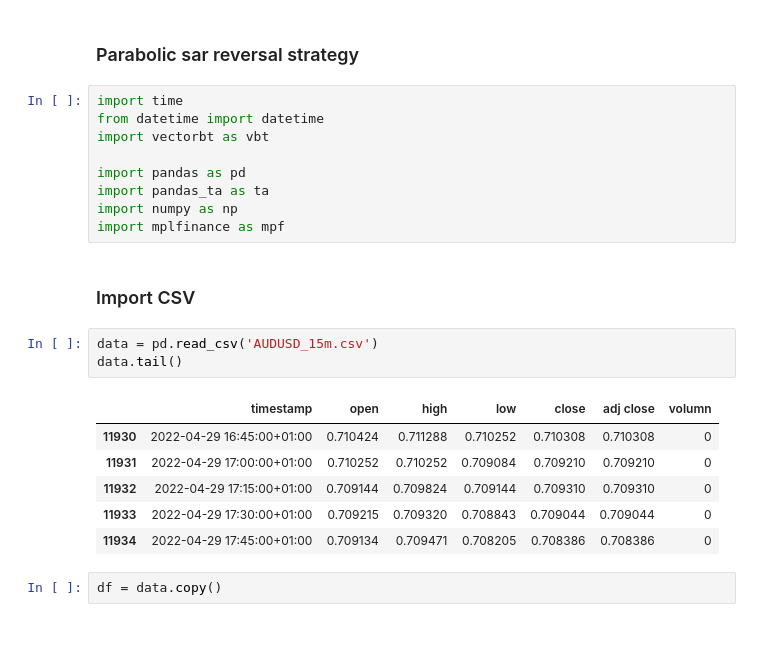
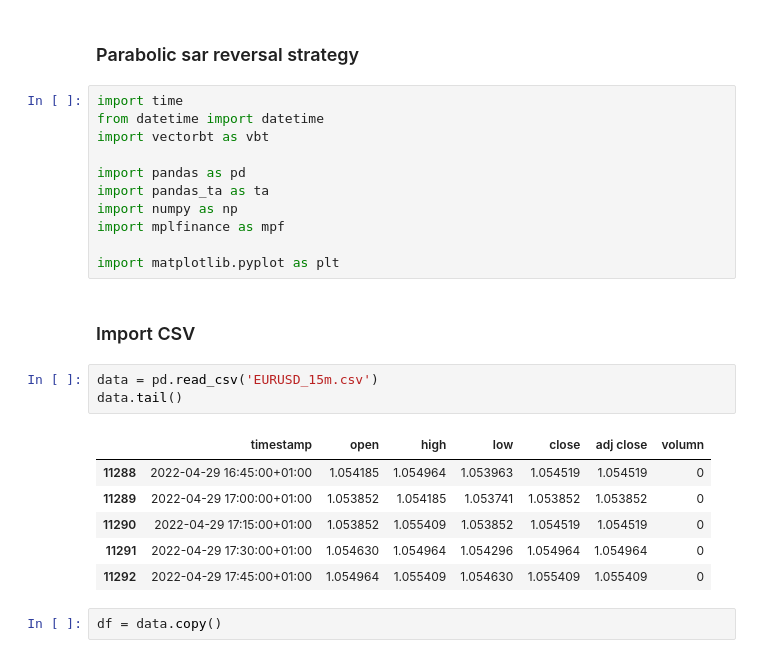
Before and after one commit to phongyanon/PythonInvestment, a Jupyter notebook: MyStrategy/ParabolicSarReversal.ipynb, the cells around one changed output. Saved outputs shown, nothing was run; the diff lists cells and outputs as text.

```diff
--- a/MyStrategy/ParabolicSarReversal.ipynb
+++ b/MyStrategy/ParabolicSarReversal.ipynb
@@ -9,18 +9,20 @@ import pandas as pd
 import pandas_ta as ta
 import numpy as np
 import mplfinance as mpf
+
+import matplotlib.pyplot as plt
 # %% [markdown]
 ### Import CSV
 # %%
-data = pd.read_csv('AUDUSD_15m.csv')
+data = pd.read_csv('EURUSD_15m.csv')
 data.tail()
 # %% [output]
 |  | timestamp | open | high | low | close | adj close | volumn |
-| 11930 | 2022-04-29 16:45:00+01:00 | 0.710424 | 0.711288 | 0.710252 | 0.710308 | 0.710308 | 0 |
-| 11931 | 2022-04-29 17:00:00+01:00 | 0.710252 | 0.710252 | 0.709084 | 0.709210 | 0.709210 | 0 |
-| 11932 | 2022-04-29 17:15:00+01:00 | 0.709144 | 0.709824 | 0.709144 | 0.709310 | 0.709310 | 0 |
-| 11933 | 2022-04-29 17:30:00+01:00 | 0.709215 | 0.709320 | 0.708843 | 0.709044 | 0.709044 | 0 |
-| 11934 | 2022-04-29 17:45:00+01:00 | 0.709134 | 0.709471 | 0.708205 | 0.708386 | 0.708386 | 0 |
+| 11288 | 2022-04-29 16:45:00+01:00 | 1.054185 | 1.054964 | 1.053963 | 1.054519 | 1.054519 | 0 |
+| 11289 | 2022-04-29 17:00:00+01:00 | 1.053852 | 1.054185 | 1.053741 | 1.053852 | 1.053852 | 0 |
+| 11290 | 2022-04-29 17:15:00+01:00 | 1.053852 | 1.055409 | 1.053852 | 1.054519 | 1.054519 | 0 |
+| 11291 | 2022-04-29 17:30:00+01:00 | 1.054630 | 1.054964 | 1.054296 | 1.054964 | 1.054964 | 0 |
+| 11292 | 2022-04-29 17:45:00+01:00 | 1.054964 | 1.055409 | 1.054630 | 1.055409 | 1.055409 | 0 |
 # %%
 df = data.copy()
 # %% [markdown]
```
Also changed, not shown: parts of 8 cells of this notebook, 1 other file.
